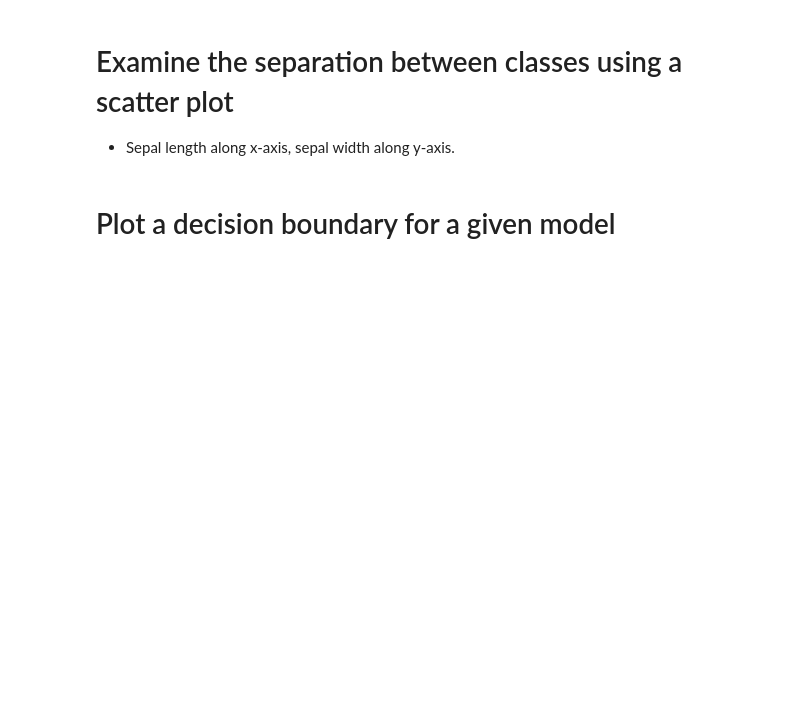
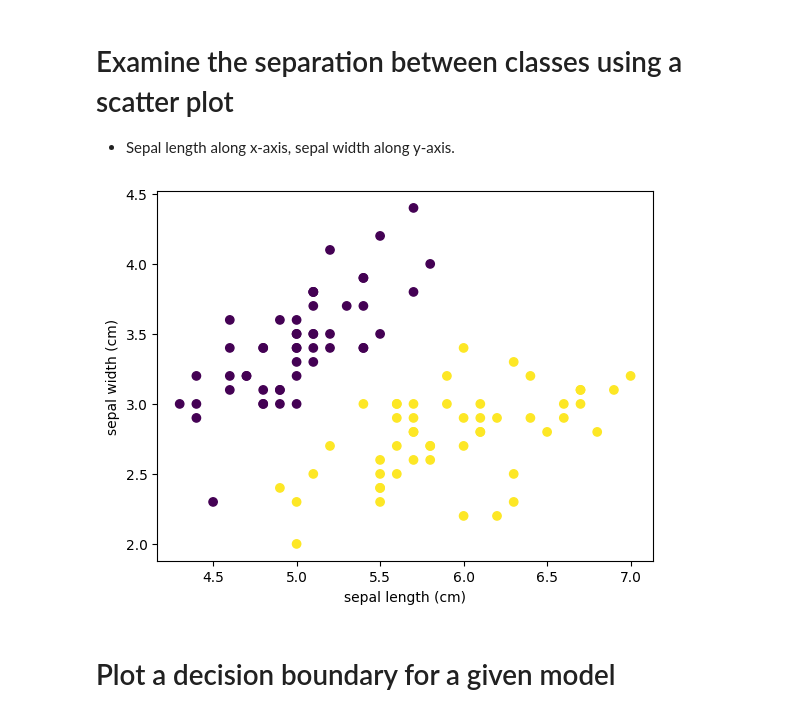
Before and after one commit to Tuwaiq-Data-Science-Bootcamp-V5/SVM_Lab1, a Jupyter notebook: SVMs-Iris.ipynb, the cells around one changed output. Cells and saved outputs as stored; diff of their text form; code cells hidden in the pictures; blank space fills up the shorter version.

```diff
--- a/SVMs-Iris.ipynb
+++ b/SVMs-Iris.ipynb
@@ -41,3 +94,6 @@ Libraries used in this project:
 # Reduce the dimensionality of the dataset
 
 - We want just two classes of the target label.
+# %%
+df_filtered = df[df['target'].isin([0, 1])]
+df_filtered
@@ -45,5 +121,12 @@ Libraries used in this project:
 # Examine the separation between classes using a scatter plot
 
 - Sepal length along x-axis, sepal width along y-axis.
+# %%
+plt.scatter(df_filtered['sepal length (cm)'], df_filtered['sepal width (cm)'],c=df_filtered['target'])
+plt.xlabel('sepal length (cm)')
+plt.ylabel('sepal width (cm)')
+plt.show()
+# %% [output]
+[figure, added]
 # %% [markdown]
 # Plot a decision boundary for a given model
```
Also changed, not shown: parts of 18 cells of this notebook.
